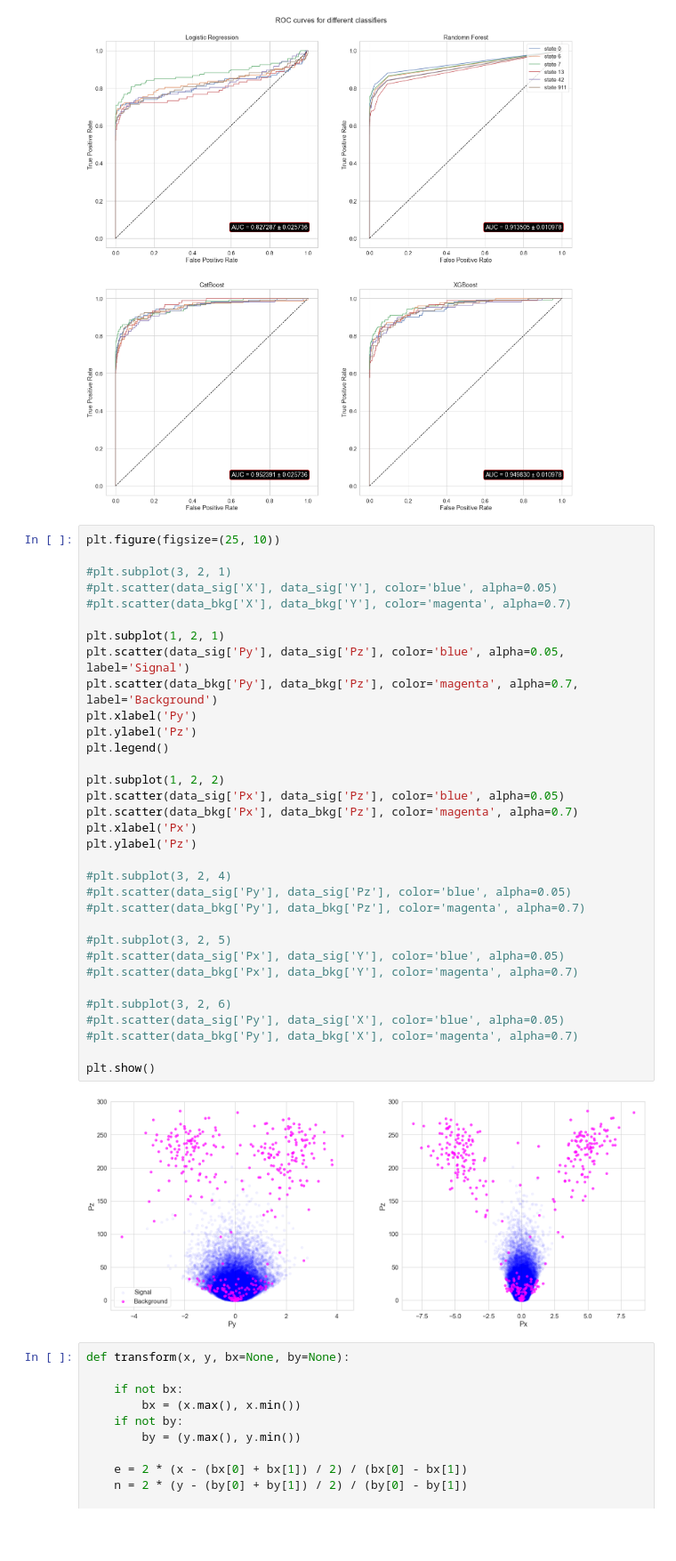
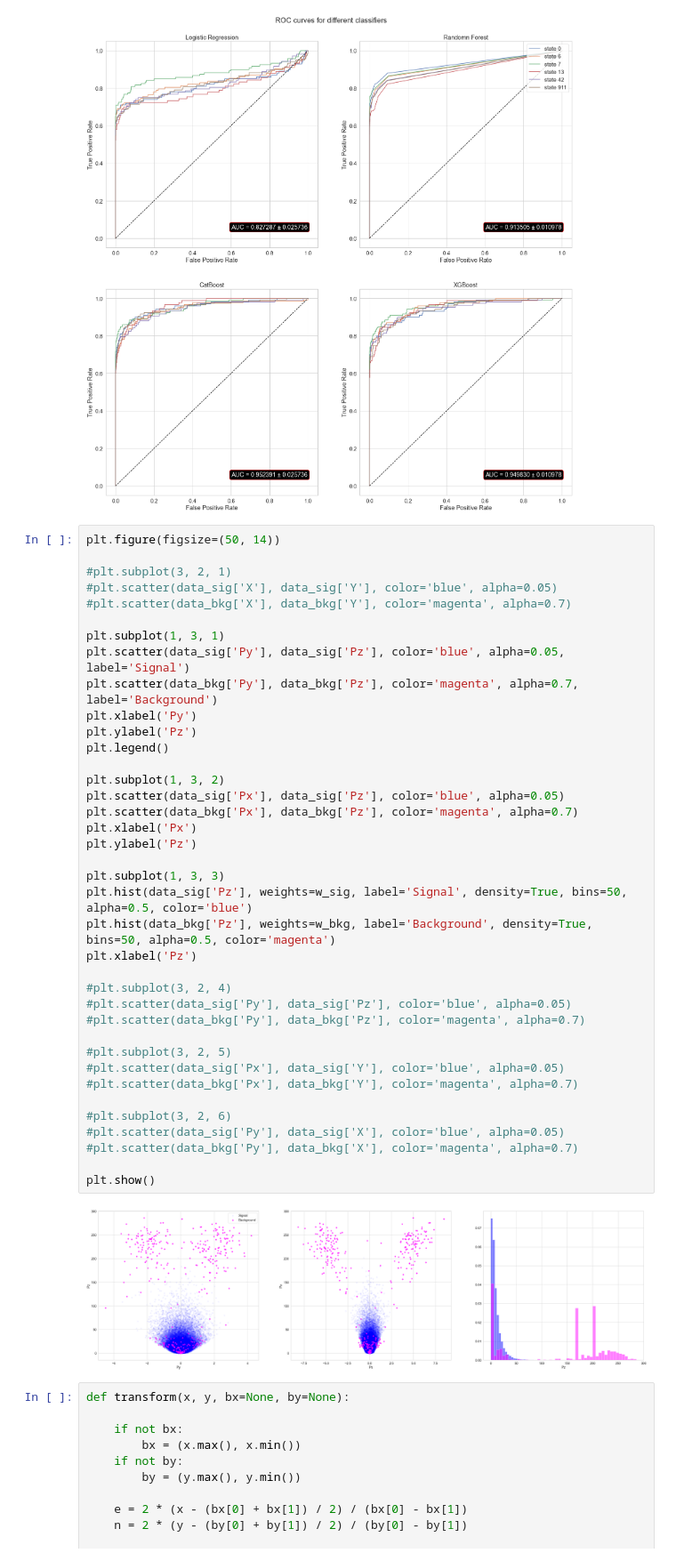
Before and after one commit to Art-1313/particles, a Jupyter notebook: SHiP/clusters.ipynb, the cells around one changed output. Shown at 89% size. Cells and saved outputs as stored; diff of their text form; blank space fills up the shorter version.

```diff
--- a/SHiP/clusters.ipynb
+++ b/SHiP/clusters.ipynb
@@ -72,40 +74,45 @@ get_metrics(X_train, X_test, y_train, y_test)
 # %% [output]
 [figure]
 # %%
-plt.figure(figsize=(25, 10))
+plt.figure(figsize=(50, 14))
 
 #plt.subplot(3, 2, 1)
 #plt.scatter(data_sig['X'], data_sig['Y'], color='blue', alpha=0.05)
 #plt.scatter(data_bkg['X'], data_bkg['Y'], color='magenta', alpha=0.7)
 
-plt.subplot(1, 2, 1)
+plt.subplot(1, 3, 1)
 plt.scatter(data_sig['Py'], data_sig['Pz'], color='blue', alpha=0.05, label='Signal')
 plt.scatter(data_bkg['Py'], data_bkg['Pz'], color='magenta', alpha=0.7, label='Background')
 plt.xlabel('Py')
 plt.ylabel('Pz')
 plt.legend()
 
-plt.subplot(1, 2, 2)
+plt.subplot(1, 3, 2)
 plt.scatter(data_sig['Px'], data_sig['Pz'], color='blue', alpha=0.05)
 plt.scatter(data_bkg['Px'], data_bkg['Pz'], color='magenta', alpha=0.7)
 plt.xlabel('Px')
 plt.ylabel('Pz')
+
+plt.subplot(1, 3, 3)
+plt.hist(data_sig['Pz'], weights=w_sig, label='Signal', density=True, bins=50, alpha=0.5, color='blue')
+plt.hist(data_bkg['Pz'], weights=w_bkg, label='Background', density=True, bins=50, alpha=0.5, color='magenta')
+plt.xlabel('Pz')
 
 #plt.subplot(3, 2, 4)
 #plt.scatter(data_sig['Py'], data_sig['Pz'], color='blue', alpha=0.05)
 #plt.scatter(data_bkg['Py'], data_bkg['Pz'], color='magenta', alpha=0.7)
 
 #plt.subplot(3, 2, 5)
 #plt.scatter(data_sig['Px'], data_sig['Y'], color='blue', alpha=0.05)
 #plt.scatter(data_bkg['Px'], data_bkg['Y'], color='magenta', alpha=0.7)
 
 #plt.subplot(3, 2, 6)
 #plt.scatter(data_sig['Py'], data_sig['X'], color='blue', alpha=0.05)
 #plt.scatter(data_bkg['Py'], data_bkg['X'], color='magenta', alpha=0.7)
 
 plt.show()
 # %% [output]
-[figure, old version]
+[figure, new version]
 # %%
 def transform(x, y, bx=None, by=None):
 
```
Also changed, not shown: parts of 2 cells of this notebook, 12 other files.
